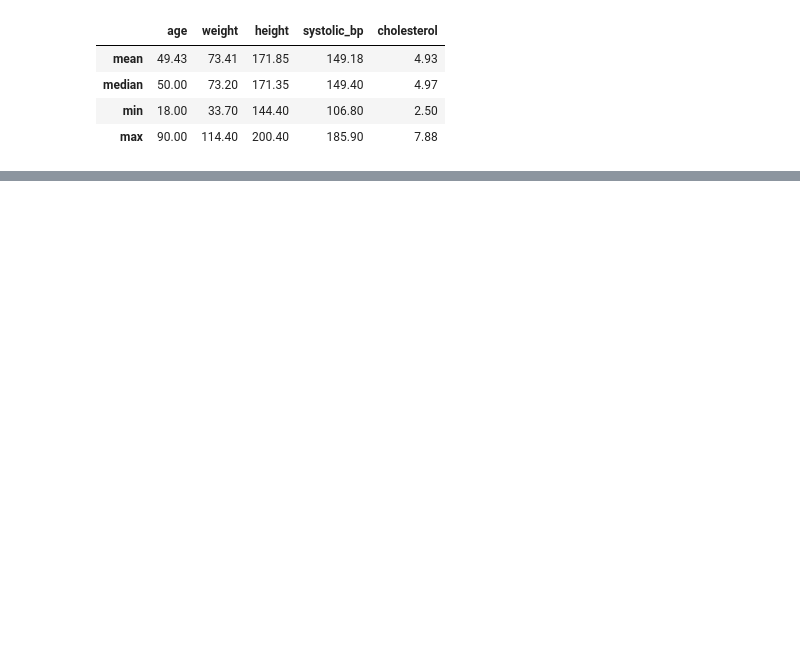
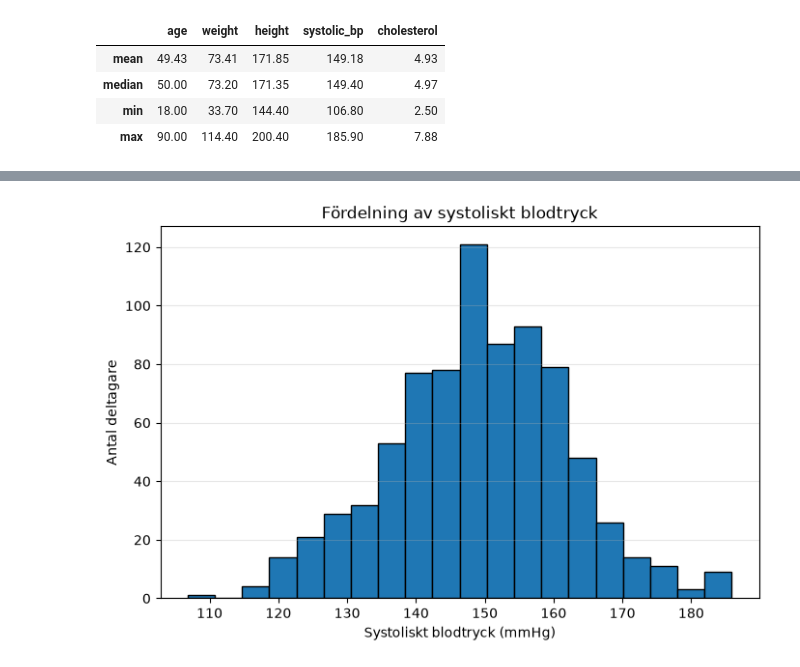
Before and after one commit to abdullahabrarpk-dev/H-lsostudie, a Jupyter notebook: notebooks/halsostudie_del1.ipynb, the cells around one changed output, grey strips where cells are left out. Drawn from its saved outputs; the diff is of its cells as text; code cells hidden in the pictures; blank space fills up the shorter version.

```diff
--- a/notebooks/halsostudie_del1.ipynb
+++ b/notebooks/halsostudie_del1.ipynb
@@ -131,0 +146,10 @@ beskrivande_statistik.round(2)
+# %%
+plt.figure(figsize=(8, 5))
+plt.hist(df["systolic_bp"], bins=20, edgecolor="black")
+plt.title("Fördelning av systoliskt blodtryck")
+plt.xlabel("Systoliskt blodtryck (mmHg)")
+plt.ylabel("Antal deltagare")
+plt.grid(axis="y", alpha=0.3)
+plt.show()
+# %% [output]
+[figure, added]
```
Also changed, not shown: parts of 12 cells of this notebook.
